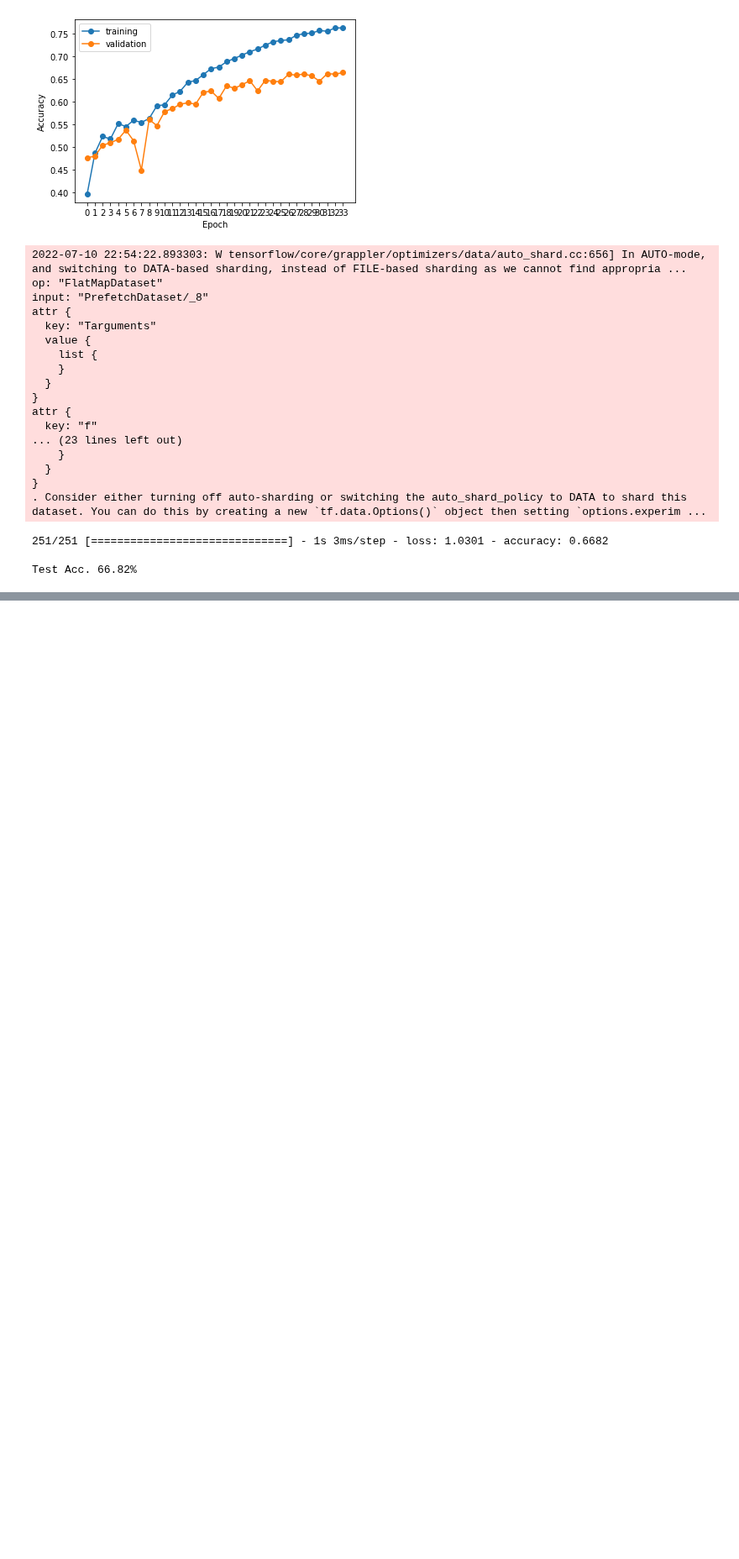
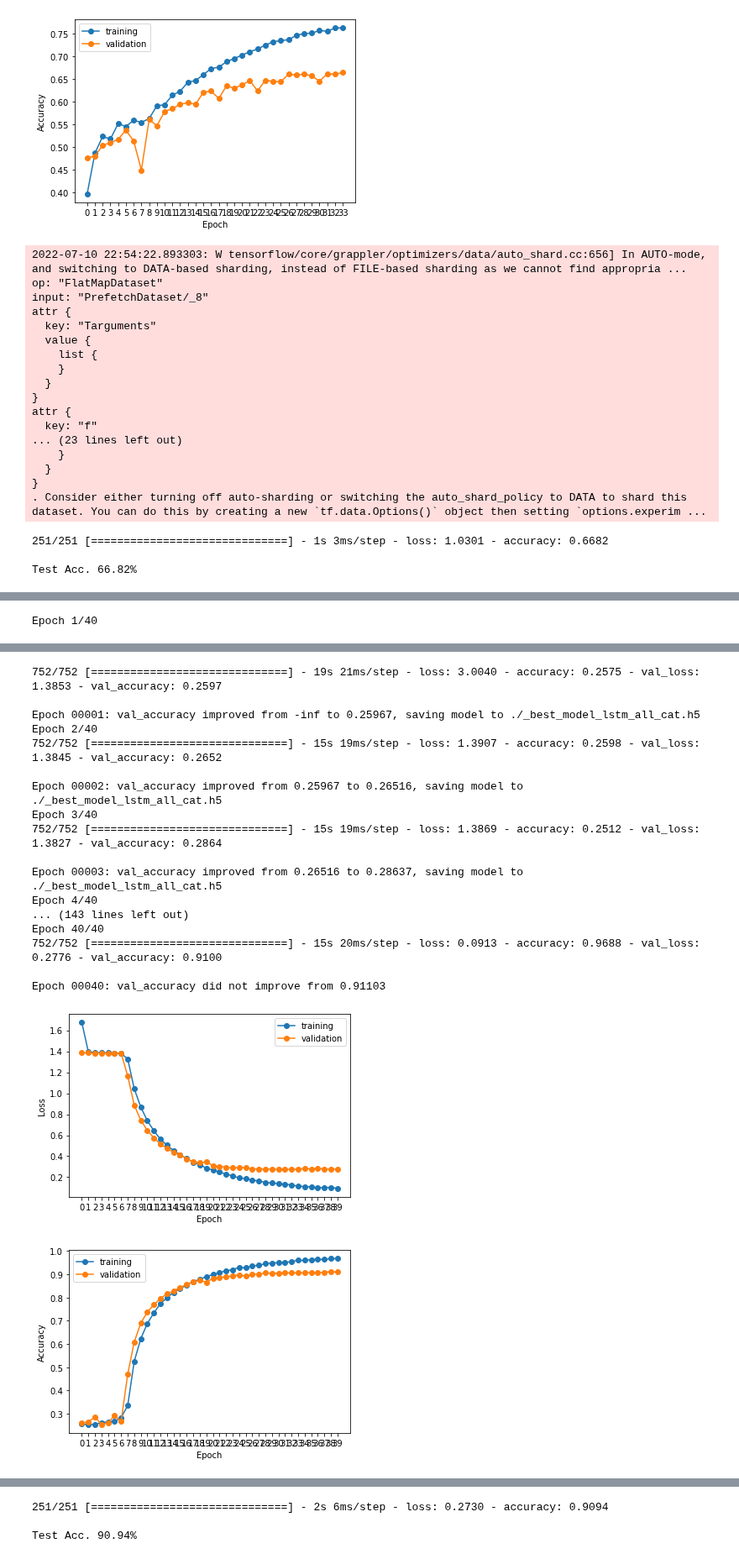
Before and after one commit to ronaldlee/eeg-feature-generation, a Jupyter notebook: CNN_model_on_GAMEEMO_features_dataset.ipynb, the cells around one changed output, grey strips where cells are left out. Shown at 84% size. Saved outputs shown, nothing was run; the diff lists cells and outputs as text; code cells hidden in the pictures; blank space fills up the shorter version.

```diff
--- a/CNN_model_on_GAMEEMO_features_dataset.ipynb
+++ b/CNN_model_on_GAMEEMO_features_dataset.ipynb
@@ -870,0 +1008,13 @@ Test Acc. 73.19%
+# %%
+model9,history9 = train_model(X_train, y_train, X_validate, y_validate, save_to= './', epoch = 40,
+                              num_of_conv_layer=3, num_of_dense_layer=2,
+                              conv_layer_1_filters=256, conv_layer_2_filters=128, conv_layer_3_filters=64)
+
+history9_data = pd.DataFrame(history9.history)
+plot_loss_history(history9_data)
+plot_accuracy_history(history9_data)
+
+# test model
+test9_results = model9.evaluate(X_test, y_test)
+print('\nTest Acc. {:.2f}%'.format(test9_results[1]*100))
+# %% [output]
@@ -870,0 +1055 @@ Test Acc. 73.19%
+Epoch 1/40
@@ -870,0 +1073,19 @@ Test Acc. 73.19%
+752/752 [==============================] - 19s 21ms/step - loss: 3.0040 - accuracy: 0.2575 - val_loss: 1.3853 - val_accuracy: 0.2597
+
+Epoch 00001: val_accuracy improved from -inf to 0.25967, saving model to ./_best_model_lstm_all_cat.h5
+Epoch 2/40
+752/752 [==============================] - 15s 19ms/step - loss: 1.3907 - accuracy: 0.2598 - val_loss: 1.3845 - val_accuracy: 0.2652
+
+Epoch 00002: val_accuracy improved from 0.25967 to 0.26516, saving model to ./_best_model_lstm_all_cat.h5
+Epoch 3/40
+752/752 [==============================] - 15s 19ms/step - loss: 1.3869 - accuracy: 0.2512 - val_loss: 1.3827 - val_accuracy: 0.2864
+
+Epoch 00003: val_accuracy improved from 0.26516 to 0.28637, saving model to ./_best_model_lstm_all_cat.h5
+Epoch 4/40
+... (143 lines left out)
+Epoch 40/40
+752/752 [==============================] - 15s 20ms/step - loss: 0.0913 - accuracy: 0.9688 - val_loss: 0.2776 - val_accuracy: 0.9100
+
+Epoch 00040: val_accuracy did not improve from 0.91103
+[figure, added]
+[figure, added]
@@ -870,0 +1109,3 @@ Test Acc. 73.19%
+251/251 [==============================] - 2s 6ms/step - loss: 0.2730 - accuracy: 0.9094
+
+Test Acc. 90.94%
```
Also changed, not shown: parts of 22 cells of this notebook.
